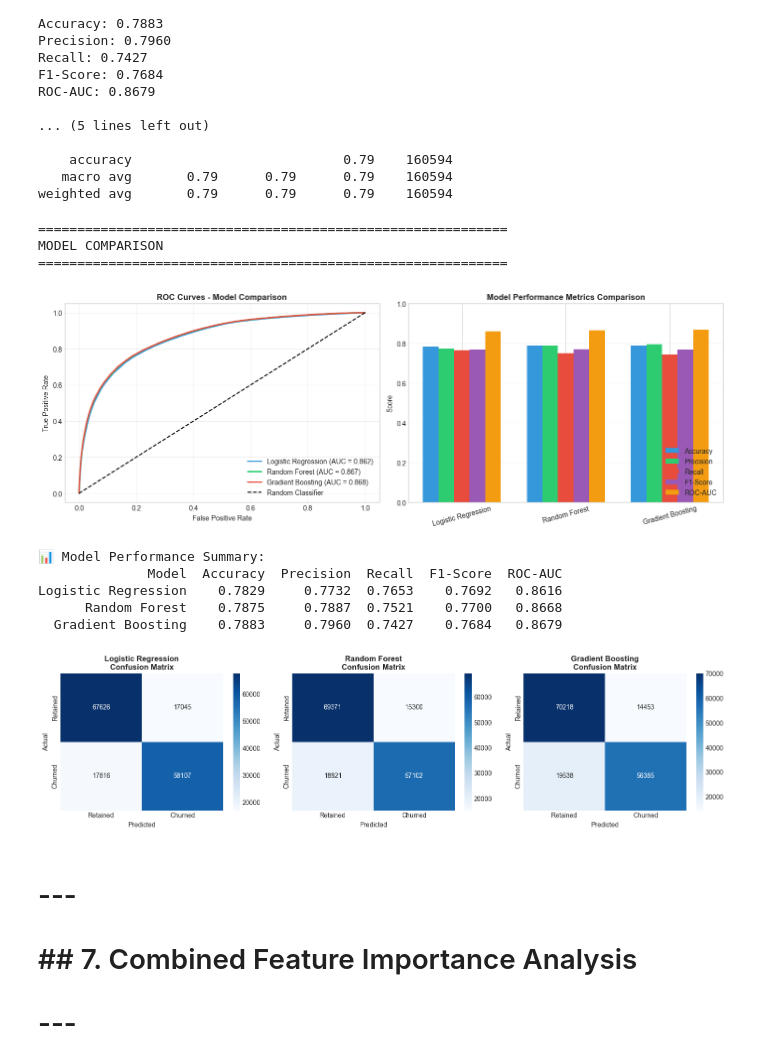
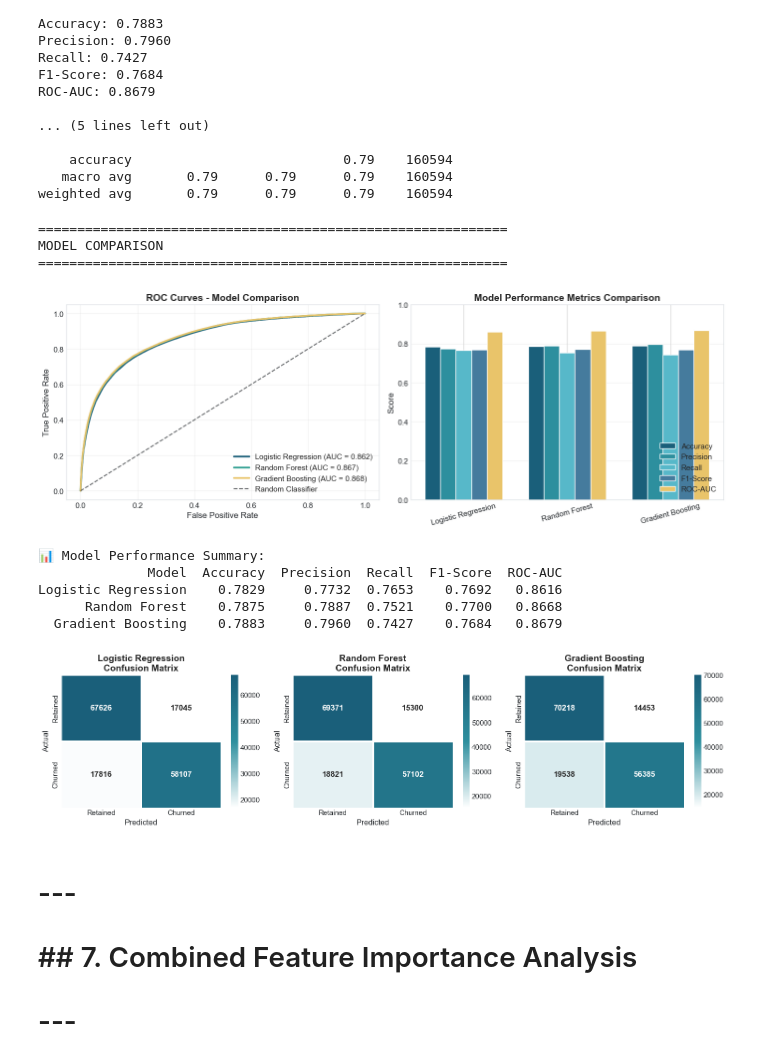
Before and after one commit to megpatakota/statistical_analysis, a Jupyter notebook: test.ipynb, the cells around one changed output. Cells and saved outputs as stored; diff of their text form; code cells hidden in the pictures.

```diff
--- a/test.ipynb
+++ b/test.ipynb
@@ -216,17 +276,18 @@ print(f"\n📈 Overall Churn Rate: {churn_rate:.2f}%")
 print(f"\n   • Non-Churned (0): {churn_counts[0]:,} bookings ({100-churn_rate:.2f}%)")
 print(f"   • Churned (1): {churn_counts[1]:,} bookings ({churn_rate:.2f}%)")
 
-# Visualise churn distribution
+# Visualise churn distribution - Using unified colour scheme
 fig, axes = plt.subplots(1, 2, figsize=(12, 5))
 
 # Pie chart
-colors = ['#2ecc71', '#e74c3c']
 axes[0].pie(churn_counts.values, labels=['Retained', 'Churned'], autopct='%1.1f%%',
-            colors=colors, explode=(0, 0.05), shadow=True, startangle=90)
+            colors=CHURN_COLORS, explode=(0, 0.05), shadow=True, startangle=90,
+            textprops={'fontsize': 12, 'fontweight': 'bold'})
 axes[0].set_title('Customer Churn Distribution', fontsize=14, fontweight='bold')
 
 # Bar chart
-bars = axes[1].bar(['Retained', 'Churned'], churn_counts.values, color=colors, edgecolor='black')
+bars = axes[1].bar(['Retained', 'Churned'], churn_counts.values, color=CHURN_COLORS,
+                   edgecolor='white', linewidth=2)
 axes[1].set_ylabel('Number of Bookings', fontsize=12)
 axes[1].set_title('Churn Count by Category', fontsize=14, fontweight='bold')
 for bar, count in zip(bars, churn_counts.values):
@@ -428,5 +489,5 @@ CHURN RATE BY MARKETING CHANNEL
 # %%
-# Churn by Binary Flags (Coupon, Pay Now, Cancel)
+# Churn by Binary Flags (Coupon, Pay Now, Cancel) - Using unified colour scheme
 print("=" * 60)
 print("CHURN RATE BY BINARY FLAGS")
 print("=" * 60)
@@ -436,11 +497,13 @@ binary_flags = [('coupon_flag', 'Coupon Usage'), ('pay_now_flag', 'Pay Now Optio
 
 for idx, (col, title) in enumerate(binary_flags):
     churn_by_flag = df_processed.groupby(col)['churn_flag'].mean() * 100
-    colors = ['#2ecc71', '#e74c3c']
-    bars = axes[idx].bar(['No (0)', 'Yes (1)'], churn_by_flag.values, color=colors, edgecolor='black')
+    # Using unified CHURN_COLORS: teal for No, red for Yes
+    bars = axes[idx].bar(['No (0)', 'Yes (1)'], churn_by_flag.values,
+                         color=CHURN_COLORS, edgecolor='white', linewidth=2)
     axes[idx].set_ylabel('Churn Rate (%)')
     axes[idx].set_title(f'Churn Rate by {title}', fontweight='bold')
-    axes[idx].axhline(y=df_processed['churn_flag'].mean() * 100, color='black', linestyle='--', alpha=0.7)
+    axes[idx].axhline(y=df_processed['churn_flag'].mean() * 100, color=COLORS['text'],
+                      linestyle='--', linewidth=2, alpha=0.7)
 
     for bar, rate in zip(bars, churn_by_flag.values):
         axes[idx].text(bar.get_x() + bar.get_width()/2, bar.get_height() + 0.5,
@@ -1120,27 +1287,27 @@ print("=" * 60)
 
 fig, axes = plt.subplots(1, 2, figsize=(14, 5))
 
-# ROC Curves
+# ROC Curves - Using unified colour scheme
 ax1 = axes[0]
 models = [
-    ('Logistic Regression', y_prob_lr, '#3498db'),
-    ('Random Forest', y_prob_rf, '#2ecc71'),
-    ('Gradient Boosting', y_prob_gb, '#e74c3c')
+    ('Logistic Regression', y_prob_lr, COLORS['model_1']),
+    ('Random Forest', y_prob_rf, COLORS['model_2']),
+    ('Gradient Boosting', y_prob_gb, COLORS['model_3'])
 ]
 
 for name, y_prob, color in models:
     fpr, tpr, _ = roc_curve(y_test, y_prob)
     auc = roc_auc_score(y_test, y_prob)
-    ax1.plot(fpr, tpr, label=f'{name} (AUC = {auc:.3f})', color=color, linewidth=2)
+    ax1.plot(fpr, tpr, label=f'{name} (AUC = {auc:.3f})', color=color, linewidth=2.5)
 
-ax1.plot([0, 1], [0, 1], 'k--', label='Random Classifier')
+ax1.plot([0, 1], [0, 1], color=COLORS['text'], linestyle='--', label='Random Classifier', alpha=0.7)
 ax1.set_xlabel('False Positive Rate')
 ax1.set_ylabel('True Positive Rate')
 ax1.set_title('ROC Curves - Model Comparison', fontweight='bold')
 ax1.legend(loc='lower right')
 ax1.grid(True, alpha=0.3)
 
-# Model Performance Summary
+# Model Performance Summary - Using unified colour scheme
 ax2 = axes[1]
 metrics_comparison = pd.DataFrame({
     'Model': ['Logistic Regression', 'Random Forest', 'Gradient Boosting'],
@@ -1152,44 +1319,45 @@ metrics_comparison = pd.DataFrame({
                recall_score(y_test, y_pred_gb)],
     'F1-Score': [f1_score(y_test, y_pred_lr), f1_score(y_test, y_pred_rf),
                  f1_score(y_test, y_pred_gb)],
     'ROC-AUC': [roc_auc_score(y_test, y_prob_lr), roc_auc_score(y_test, y_prob_rf),
                 roc_auc_score(y_test, y_prob_gb)]
 })
 
 x = np.arange(len(metrics_comparison))
 width = 0.15
 metrics_list = ['Accuracy', 'Precision', 'Recall', 'F1-Score', 'ROC-AUC']
-colors = ['#3498db', '#2ecc71', '#e74c3c', '#9b59b6', '#f39c12']
+# Using unified palette colours
+metric_colors = [COLORS['cat_1'], COLORS['cat_2'], COLORS['cat_3'], COLORS['accent'], COLORS['model_3']]
 
-for i, (metric, color) in enumerate(zip(metrics_list, colors)):
-    ax2.bar(x + i*width, metrics_comparison[metric], width, label=metric, color=color)
+for i, (metric, color) in enumerate(zip(metrics_list, metric_colors)):
+    ax2.bar(x + i*width, metrics_comparison[metric], width, label=metric, color=color, edgecolor='white')
 
 ax2.set_ylabel('Score')
 ax2.set_title('Model Performance Metrics Comparison', fontweight='bold')
 ax2.set_xticks(x + width * 2)
 ax2.set_xticklabels(metrics_comparison['Model'], rotation=15)
 ax2.legend(loc='lower right')
 ax2.set_ylim(0, 1)
 ax2.grid(True, alpha=0.3, axis='y')
 
 plt.tight_layout()
 plt.show()
 
 # Print comparison table
 print("\n📊 Model Performance Summary:")
 print(metrics_comparison.round(4).to_string(index=False))
 # %% [output]
 ============================================================
 MODEL COMPARISON
 ============================================================
-[figure, old version]
+[figure, new version]
 📊 Model Performance Summary:
               Model  Accuracy  Precision  Recall  F1-Score  ROC-AUC
 Logistic Regression    0.7829     0.7732  0.7653    0.7692   0.8616
       Random Forest    0.7875     0.7887  0.7521    0.7700   0.8668
   Gradient Boosting    0.7883     0.7960  0.7427    0.7684   0.8679
 # %%
-# Confusion Matrices for All Models
+# Confusion Matrices for All Models - Using unified colour scheme
 fig, axes = plt.subplots(1, 3, figsize=(15, 4))
 
 predictions = [
@@ -1198,11 +1366,17 @@ predictions = [
     ('Gradient Boosting', y_pred_gb)
 ]
 
+# Create custom colormap matching our palette
+custom_cm_cmap = LinearSegmentedColormap.from_list('custom_cm',
+    ['#ffffff', COLORS['cat_2'], COLORS['cat_1']])
+
 for ax, (name, y_pred) in zip(axes, predictions):
     cm = confusion_matrix(y_test, y_pred)
-    sns.heatmap(cm, annot=True, fmt='d', cmap='Blues', ax=ax,
+    sns.heatmap(cm, annot=True, fmt='d', cmap=custom_cm_cmap, ax=ax,
                 xticklabels=['Retained', 'Churned'],
-                yticklabels=['Retained', 'Churned'])
+                yticklabels=['Retained', 'Churned'],
+                annot_kws={'fontsize': 12, 'fontweight': 'bold'},
+                linewidths=2, linecolor='white')
     ax.set_xlabel('Predicted')
     ax.set_ylabel('Actual')
     ax.set_title(f'{name}\nConfusion Matrix', fontweight='bold')
@@ -1210,7 +1384,7 @@ for ax, (name, y_pred) in zip(axes, predictions):
 plt.tight_layout()
 plt.show()
 # %% [output]
-[figure, old version]
+[figure, new version]
 # %% [markdown]
 # ---
 # ## 7. Combined Feature Importance Analysis
```
Also changed, not shown: parts of 16 cells of this notebook, 10 other files.
